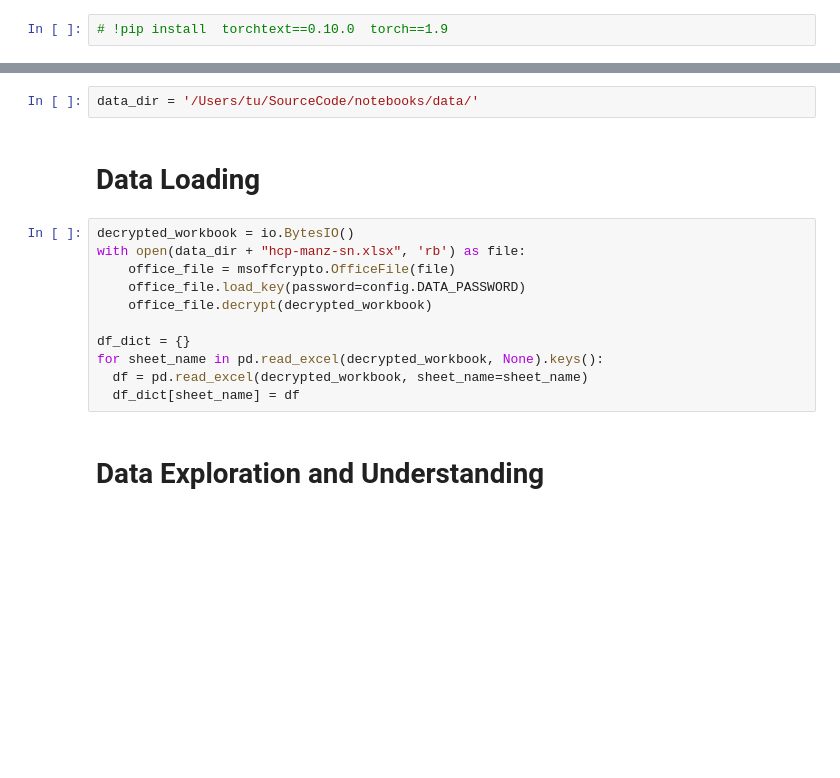
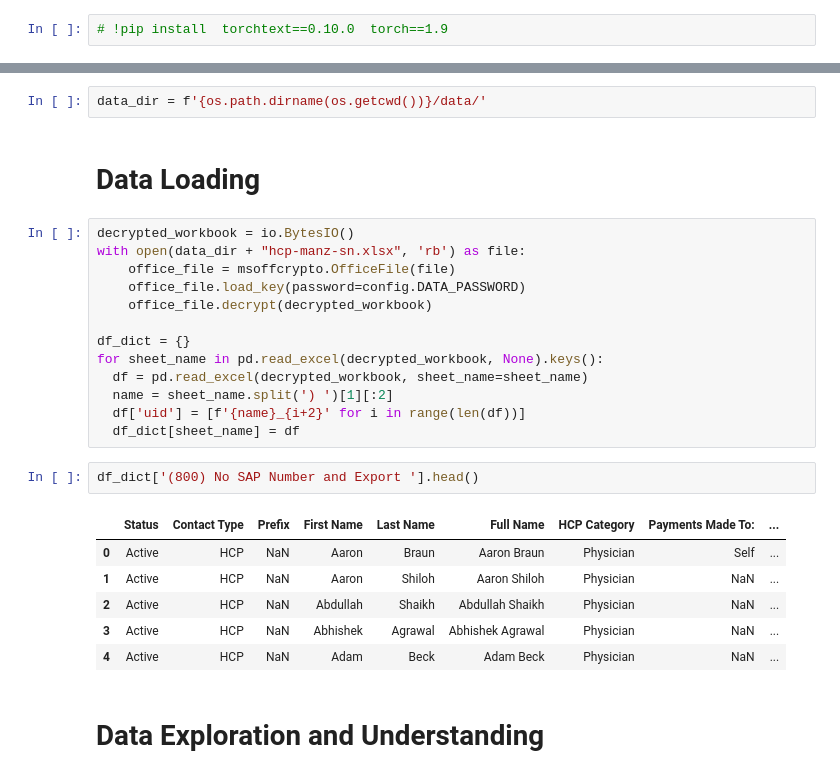
Before and after one commit to lidia-k/PatternX-Duplicate-Finder, a Jupyter notebook: notebook/EntityMatching_demo_v2.ipynb, the cells around one changed output, grey strips where cells are left out. Cells and saved outputs as stored; diff of their text form; blank space fills up the shorter version.

```diff
--- a/notebook/EntityMatching_demo_v2.ipynb
+++ b/notebook/EntityMatching_demo_v2.ipynb
@@ -63,8 +63,8 @@ finally:
 import deepmatcher as dm
 
 pd.options.display.max_columns = None
-# %%
-data_dir = '/Users/tu/SourceCode/notebooks/data/'
+# %%
+data_dir = f'{os.path.dirname(os.getcwd())}/data/'
 # %% [markdown]
 # Data Loading
 # %%
@@ -77,7 +77,18 @@ with open(data_dir + "hcp-manz-sn.xlsx", 'rb') as file:
 df_dict = {}
 for sheet_name in pd.read_excel(decrypted_workbook, None).keys():
   df = pd.read_excel(decrypted_workbook, sheet_name=sheet_name)
+  name = sheet_name.split(') ')[1][:2]
+  df['uid'] = [f'{name}_{i+2}' for i in range(len(df))]
   df_dict[sheet_name] = df
+# %%
+df_dict['(800) No SAP Number and Export '].head()
+# %% [output]
+|  | Status | Contact Type | Prefix | First Name | Last Name | Full Name | HCP Category | Payments Made To: | ... |
+| 0 | Active | HCP | NaN | Aaron | Braun | Aaron Braun | Physician | Self | ... |
+| 1 | Active | HCP | NaN | Aaron | Shiloh | Aaron Shiloh | Physician | NaN | ... |
+| 2 | Active | HCP | NaN | Abdullah | Shaikh | Abdullah Shaikh | Physician | NaN | ... |
+| 3 | Active | HCP | NaN | Abhishek | Agrawal | Abhishek Agrawal | Physician | NaN | ... |
+| 4 | Active | HCP | NaN | Adam | Beck | Adam Beck | Physician | NaN | ... |
 # %% [markdown]
 # Data Exploration and Understanding
 # %% [markdown]
```
Also changed, not shown: parts of 21 cells of this notebook.
